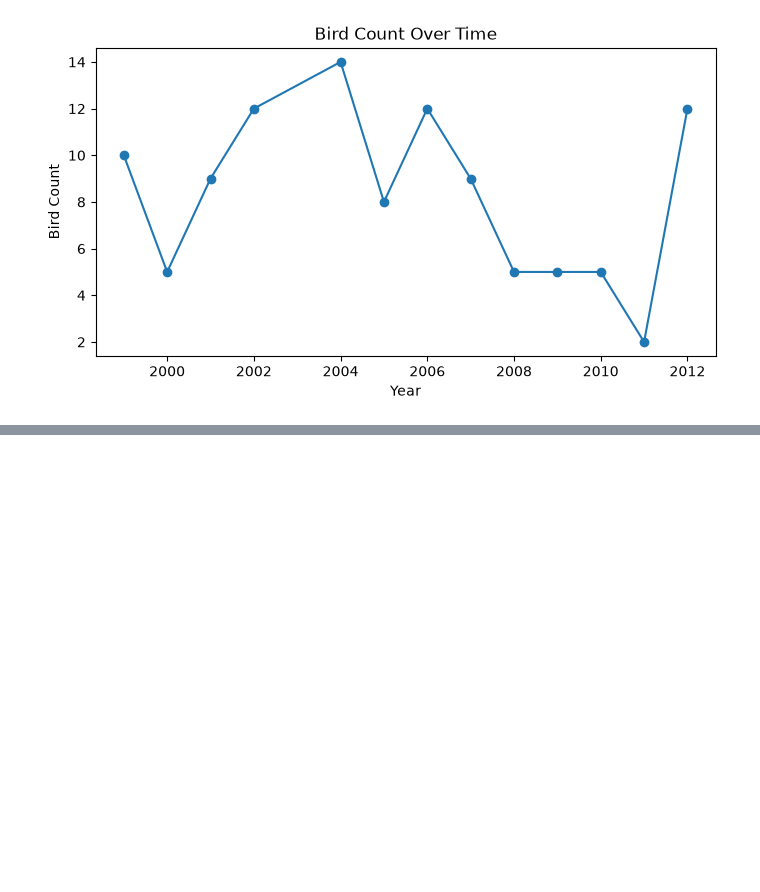
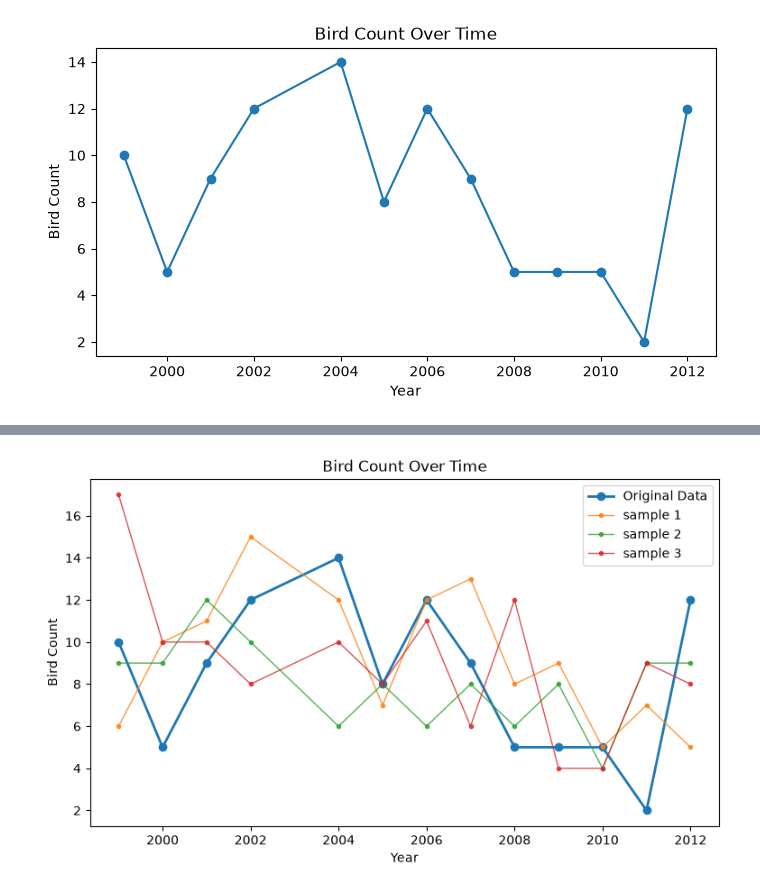
Before and after one commit to jenny-pom/BERN_02, a Jupyter notebook: Exercise_2/notebook/exercise_2.ipynb, the cells around one changed output, grey strips where cells are left out. Cells and saved outputs as stored; diff of their text form; code cells hidden in the pictures; blank space fills up the shorter version.

```diff
--- a/Exercise_2/notebook/exercise_2.ipynb
+++ b/Exercise_2/notebook/exercise_2.ipynb
@@ -48,2 +62,6 @@ _IncompleteInputError: incomplete input (3656954.py, line 7)
 # %%
-# function for optimising it
+# set initial guess for [beta_0, beta_1] to (0,0)
+initial_beta = [0.0, 0.0]
+# run the built in optimizer to find the beta parameters!
+beta_hat = optimize_parameters(initial_beta, x_centered, y)
+print(beta_hat)
@@ -51,0 +70,25 @@ Feed it into some optimiatzation method, numerical solution, feed the log equati
+# %%
+### Now generate three samples of data (hypothetical observations)
+# predict lambda using my estimates beta values
+lambda_hat = predict_lambda(beta_hat, x_centered)
+# generate 3 synthetic datasets
+made_samples = []
+
+for sample_id in range(1, 4):
+    # generate hypothetical bird counts from the fitted Poisson distributions using the predicted rate function (lambda)
+    simulated_counts = np.random.poisson(lam=lambda_hat)
+
+    # Store in a temporary DataFrame with a column indicating the sample ID
+    sample_df = pd.DataFrame({
+        'sample_id': sample_id,
+        'yr': x,  # original uncentered year (1999 to 2012)
+        'simulated_count': simulated_counts
+    })
+    made_samples.append(sample_df)
+
+# combine all 3 samples into a single DataFrame
+all_samples_df = pd.concat(made_samples)
+# save to a CSV file for submission
+all_samples_df.to_csv('../results/assignment_2.csv', index = 'False')
+# preview file
+print(all_samples_df)
@@ -51,0 +113,16 @@ Feed it into some optimiatzation method, numerical solution, feed the log equati
+# %%
+# plot the raw data
+plt.figure(figsize=(9, 5))
+plt.plot(x, y, marker='o',linewidth = 2, label = 'Original Data')
+# plot the newly generated data on top of the old data
+for sample_num in [1,2,3]:
+    sample_data = all_samples_df[all_samples_df['sample_id'] == sample_num]
+    plt.plot(sample_data['yr'], sample_data['simulated_count'], marker='.', linewidth = 1, alpha = 0.8, label = f'sample {sample_num}')
+
+plt.title("Bird Count Over Time")
+plt.xlabel("Year")
+plt.ylabel("Bird Count")
+plt.legend()
+plt.show()
+# %% [output]
+[figure, added]
```
Also changed, not shown: parts of 10 cells of this notebook, 5 other files.
